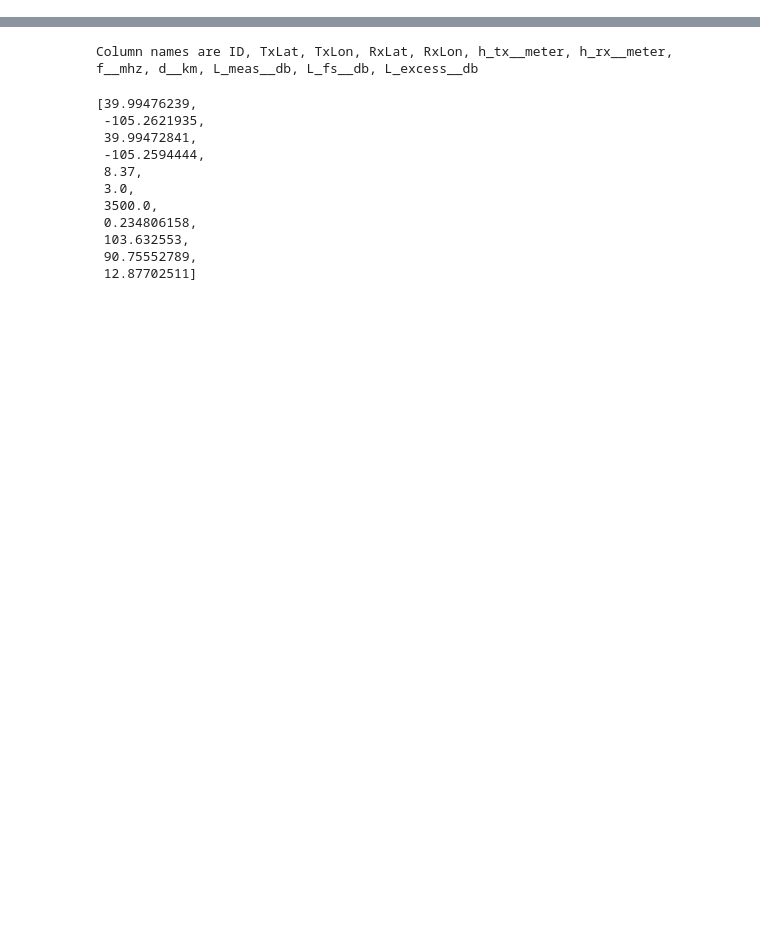
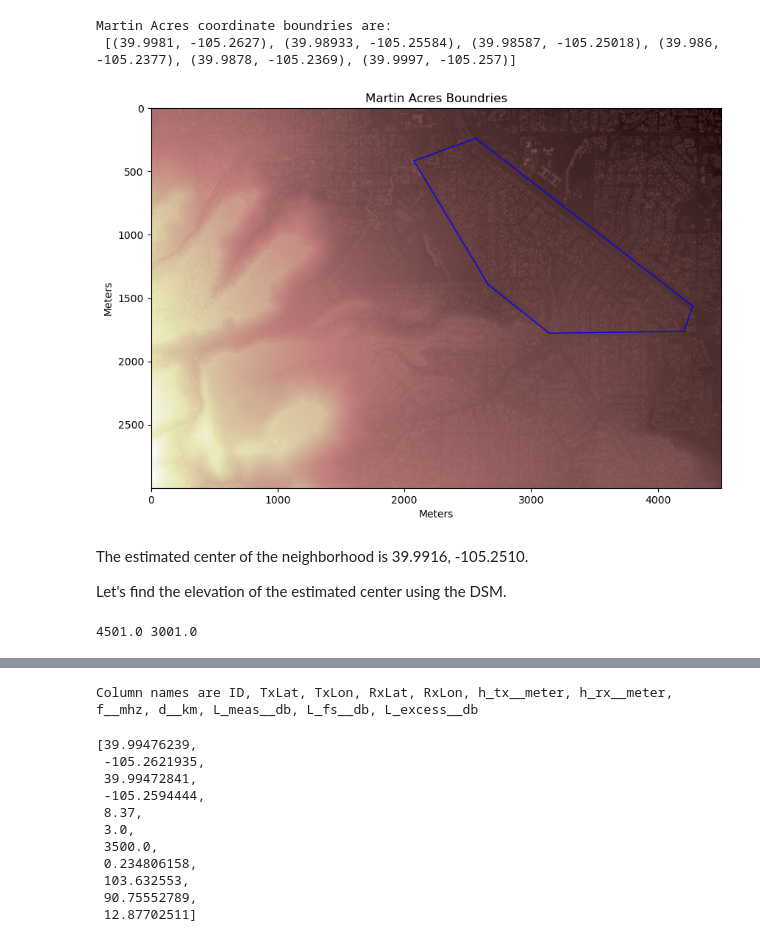
Before and after one commit to ISART-2024-tutorial/course-materials, a Jupyter notebook: Lesson2.ipynb, the cells around one changed output, grey strips where cells are left out. Cells and saved outputs as stored; diff of their text form; code cells hidden in the pictures; blank space fills up the shorter version.

```diff
--- a/Lesson2.ipynb
+++ b/Lesson2.ipynb
@@ -58,0 +77,60 @@ plt.show()
+# %%
+## takes a lat, long coordinate pair
+##  and returns meters
+def convert_gps_to_meters(coord):
+    lat_dif = top_deg - coord[0]
+    long_dif = coord[1] - left_deg
+    vert_dif_m = lat_dif * meters_per_lat
+    horz_dif_m = long_dif * meters_per_long
+    return (vert_dif_m, horz_dif_m)
+# %%
+martin_acres_boundries = [(39.9981,-105.2627),
+                          (39.98933,-105.25584),
+                          (39.98587,-105.25018),
+                          (39.9860,-105.2377),
+                          (39.9878,-105.2369),
+                          (39.9997,-105.2570)]
+bound1_m = convert_gps_to_meters(martin_acres_boundries[0])
+bound2_m = convert_gps_to_meters(martin_acres_boundries[1])
+bound3_m = convert_gps_to_meters(martin_acres_boundries[2])
+bound4_m = convert_gps_to_meters(martin_acres_boundries[3])
+bound5_m = convert_gps_to_meters(martin_acres_boundries[4])
+bound6_m = convert_gps_to_meters(martin_acres_boundries[5])
+
+print("Martin Acres coordinate boundries are:\n",martin_acres_boundries)
+
+plt.figure(figsize=(10,10))
+plt.title("Martin Acres Boundries")
+plt.xlabel("Meters")
+plt.ylabel("Meters")
+plt.imshow(band1_surface, cmap='pink')
+plt.plot([bound1_m[1],bound2_m[1]], [bound1_m[0],bound2_m[0]], linewidth=1, c='b')
+plt.plot([bound2_m[1],bound3_m[1]], [bound2_m[0],bound3_m[0]], linewidth=1, c='b')
+plt.plot([bound3_m[1],bound4_m[1]], [bound3_m[0],bound4_m[0]], linewidth=1, c='b')
+plt.plot([bound4_m[1],bound5_m[1]], [bound4_m[0],bound5_m[0]], linewidth=1, c='b')
+plt.plot([bound5_m[1],bound6_m[1]], [bound5_m[0],bound6_m[0]], linewidth=1, c='b')
+plt.plot([bound6_m[1],bound1_m[1]], [bound6_m[0],bound1_m[0]], linewidth=1, c='b')
+plt.show()
+# %% [output]
+Martin Acres coordinate boundries are:
+ [(39.9981, -105.2627), (39.98933, -105.25584), (39.98587, -105.25018), (39.986, -105.2377), (39.9878, -105.2369), (39.9997, -105.257)]
+[figure, added]
+# %% [markdown]
+The estimated center of the neighborhood is 39.9916, -105.2510.
+
+Let's find the elevation of the estimated center using the DSM.
+# %%
+est_center = (39.9916, -105.2510)
+
+def get_elev(lat, long, model):
+    lat_dif = coord_tl[0] - lat
+    long_dif = long - coord_tl[1]
+    vert_dif_m = lat_dif * lat_deg
+    horz_dif_m = long_dif * long_deg
+    row, col = model.index(left + horz_dif_m, top - vert_dif_m)
+    return (row, col)
+
+
+# print(right-left, top-bottom)
+# %% [output]
+4501.0 3001.0
```
Also changed, not shown: parts of 12 cells of this notebook, 2 other files.
